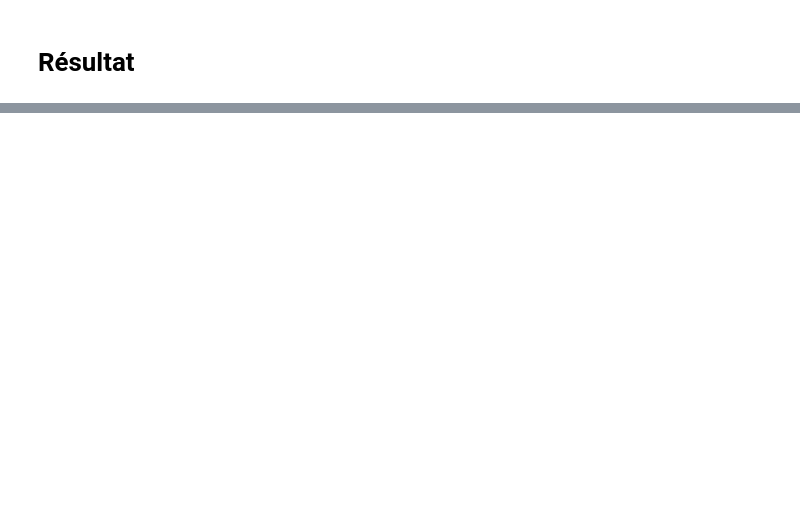
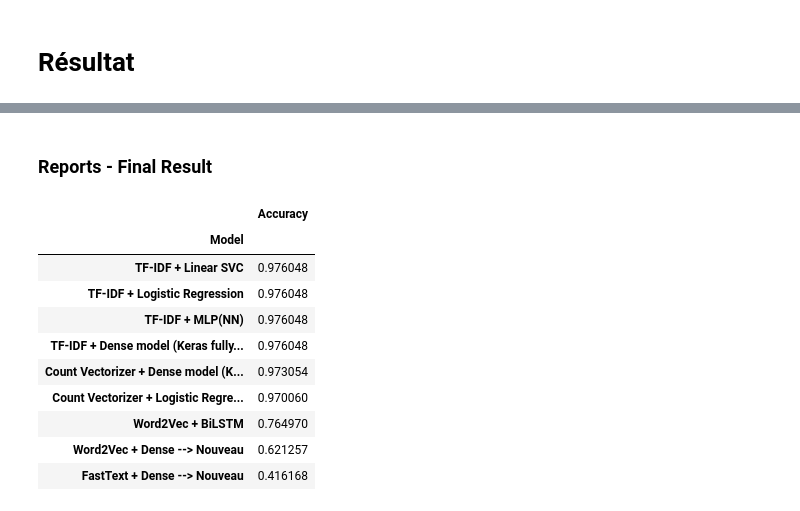
Before and after one commit to vincentmori/04_SVM_MORIN_DOAT_MOUTON, a Jupyter notebook: SVM.ipynb, the cells around one changed output, grey strips where cells are left out. Cells and saved outputs as stored; diff of their text form; code cells hidden in the pictures; blank space fills up the shorter version.

```diff
--- a/SVM.ipynb
+++ b/SVM.ipynb
@@ -638,0 +787,2 @@ For this dataset and the tested configurations, Count Vectorizer combined with a
+# %%
+X_train, X_test, y_train, y_test = train_test_split(X_seq, y, test_size=0.3, random_state=42)
@@ -638,0 +808,8 @@ For this dataset and the tested configurations, Count Vectorizer combined with a
+# %%
+Hitsory = model_FastText_Dense.fit(
+    X_train, y_train,
+    validation_data=(X_test, y_test),
+    epochs=10,
+    batch_size=32,
+    verbose=1
+)
@@ -638,0 +837,15 @@ For this dataset and the tested configurations, Count Vectorizer combined with a
+# %%
+# --- Prédiction ---
+y_pred_probs = model_FastText_Dense.predict(X_test)
+y_pred = np.argmax(y_pred_probs, axis=1)
+
+# --- Évaluation ---
+acc = accuracy_score(y_test, y_pred)
+
+print("Accuracy:", acc)
+print("\nClassification Report:\n", classification_report(y_test, y_pred, target_names=le.classes_))
+
+df_results = pd.concat([
+    df_results,
+    pd.DataFrame([{"Model": "FastText + Dense --> Nouveau", "Accuracy": acc}])
+], ignore_index=True)
@@ -638,0 +868,18 @@ For this dataset and the tested configurations, Count Vectorizer combined with a
+# %% [markdown]
+### Reports - Final Result
+# %%
+df_results = df_results.sort_values(by="Accuracy", ascending=False).reset_index(drop=True)
+# %%
+df_results.set_index("Model").head(len(df_results))
+# %% [output]
+|  | Accuracy |
+| Model |  |
+| TF-IDF + Linear SVC | 0.976048 |
+| TF-IDF + Logistic Regression | 0.976048 |
+| TF-IDF + MLP(NN) | 0.976048 |
+| TF-IDF + Dense model (Keras fully... | 0.976048 |
+| Count Vectorizer + Dense model (K... | 0.973054 |
+| Count Vectorizer + Logistic Regre... | 0.970060 |
+| Word2Vec + BiLSTM | 0.764970 |
+| Word2Vec + Dense --> Nouveau | 0.621257 |
+| FastText + Dense --> Nouveau | 0.416168 |
```
Also changed, not shown: parts of 31 cells of this notebook.
